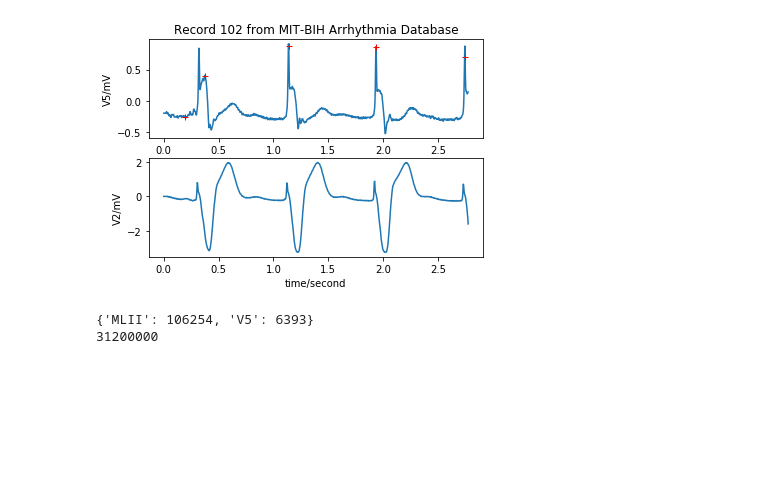
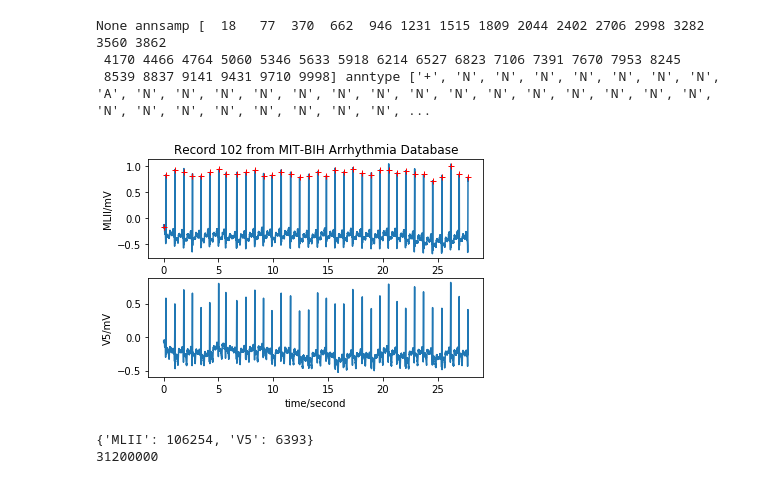
Before and after one commit to Dubrzr/mimic, a Jupyter notebook: DataGrabber.ipynb, the cells around one changed output. Drawn from its saved outputs; the diff is of its cells as text; code cells hidden in the pictures; blank space fills up the shorter version.

```diff
--- a/DataGrabber.ipynb
+++ b/DataGrabber.ipynb
@@ -58,11 +82,17 @@ data/svdb/893
 data/svdb/894
 data/svdb/894
 # %%
-record = wfdb.rdsamp('data/mitdb/102', sampfrom=0, sampto=1000)
-ann = wfdb.rdann('data/mitdb/102', 'atr', sampfrom=0, sampto=1000)
+f = 'data/mitdb/100'
+sig, fields = wfdb.srdsamp(f)
+record = wfdb.rdsamp(f, sampfrom=0, sampto=10000)
+ann = wfdb.rdann(f, 'atr', sampfrom=0, sampto=10000)
+print(ann.fs, 'annsamp', ann.annsamp, 'anntype', ann.anntype)
 wfdb.plotrec(record, annotation=ann, title='Record 102 from MIT-BIH Arrhythmia Database', timeunits='seconds')
 # %% [output]
+None annsamp [  18   77  370  662  946 1231 1515 1809 2044 2402 2706 2998 3282 3560 3862
+ 4170 4466 4764 5060 5346 5633 5918 6214 6527 6823 7106 7391 7670 7953 8245
+ 8539 8837 9141 9431 9710 9998] anntype ['+', 'N', 'N', 'N', 'N', 'N', 'N', 'N', 'A', 'N', 'N', 'N', 'N', 'N', 'N', 'N', 'N', 'N', 'N', 'N', 'N', 'N', 'N', 'N', 'N', 'N', 'N', 'N', 'N', 'N', 'N', 'N', ...
-[figure, old version]
+[figure, new version]
 # %%
 tmp = {}
 l = 0
```
Also changed, not shown: parts of 2 cells of this notebook, 3 other files.
